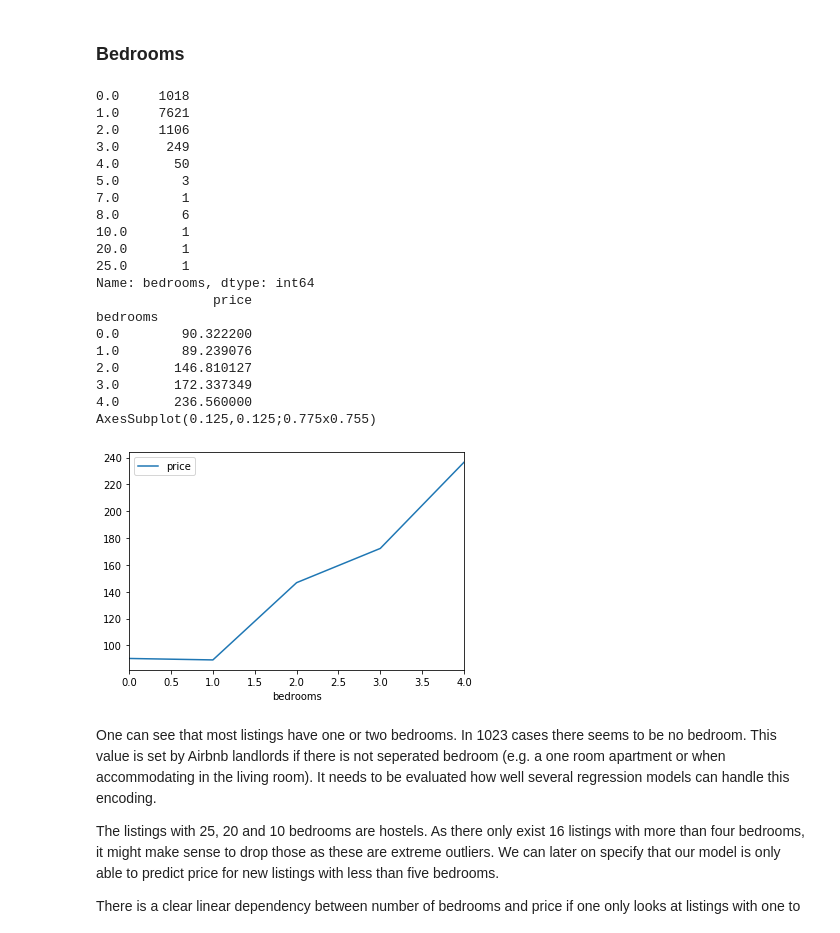
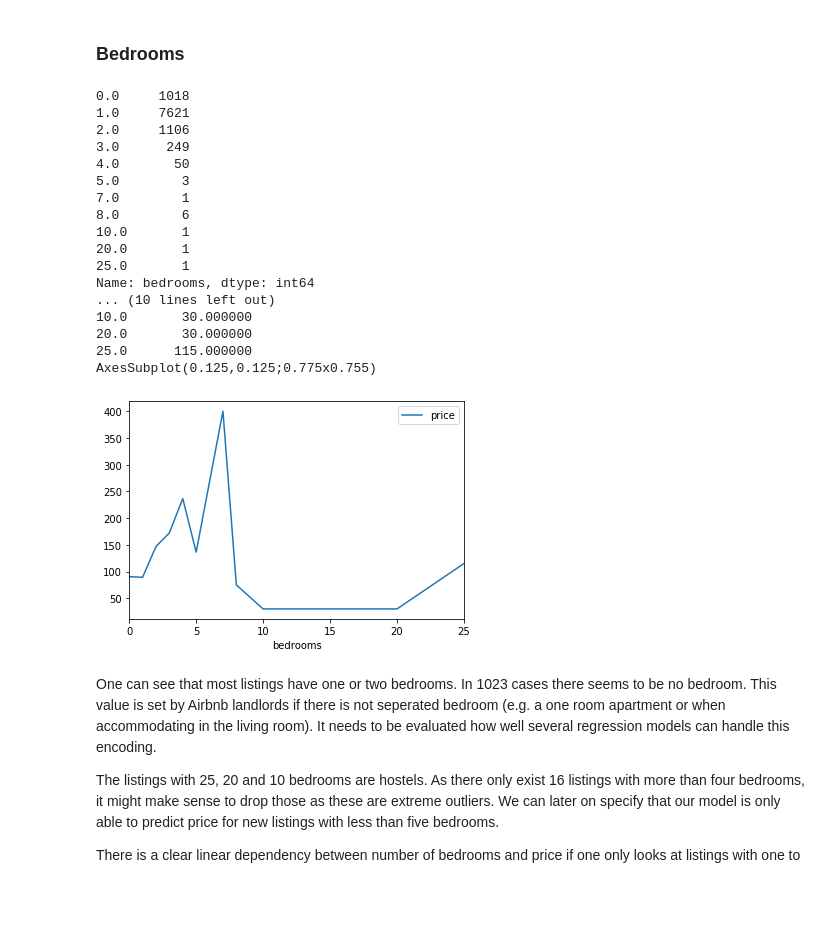
Before and after one commit to dschweim/DataMiningAirbnb, a Jupyter notebook: AirbnbMunich.ipynb, the cells around one changed output. Drawn from its saved outputs; the diff is of its cells as text; code cells hidden in the pictures; blank space fills up the shorter version.

```diff
--- a/AirbnbMunich.ipynb
+++ b/AirbnbMunich.ipynb
@@ -250,44 +251,38 @@ The further away a listing is from the centre of the city (Marienplatz), the les
 # %%
 # Fritz: understand feature bedrooms
 # check the value count
 print(munich['bedrooms'].value_counts().sort_index())
-
-# drop listings with more than 4 bedrooms
-munich = munich[munich.bedrooms < 5]
 
 # analyze the effect of bedroom number on price
 bedrooms_price = munich[['bedrooms', 'price']].groupby('bedrooms').mean()
 
 # print the mean values for number of bedrooms
 print(bedrooms_price)
 
 # print the plot
 print(bedrooms_price.plot())
 
 # replace zero bedrooms with one bedroom
 munich.loc[munich.bedrooms == 0.0, 'bedrooms'] = 1.0
 # %% [output]
 0.0     1018
 1.0     7621
 2.0     1106
 3.0      249
 4.0       50
 5.0        3
 7.0        1
 8.0        6
 10.0       1
 20.0       1
 25.0       1
 Name: bedrooms, dtype: int64
-               price
-bedrooms
-0.0        90.322200
-1.0        89.239076
-2.0       146.810127
-3.0       172.337349
-4.0       236.560000
+... (10 lines left out)
+10.0       30.000000
+20.0       30.000000
+25.0      115.000000
 AxesSubplot(0.125,0.125;0.775x0.755)
-[figure, old version]
+[figure, new version]
 # %% [markdown]
 One can see that most listings have one or two bedrooms. In 1023 cases there seems to be no bedroom. This value is set by Airbnb landlords if there is not seperated bedroom (e.g. a one room apartment or when accommodating in the living room). It needs to be evaluated how well several regression models can handle this encoding.
 
```
Also changed, not shown: parts of 13 cells of this notebook.
